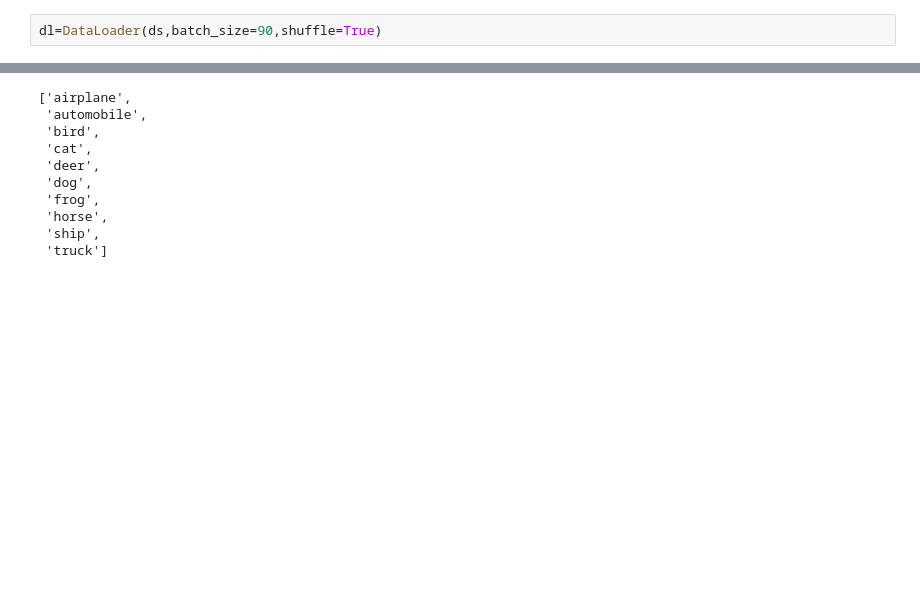
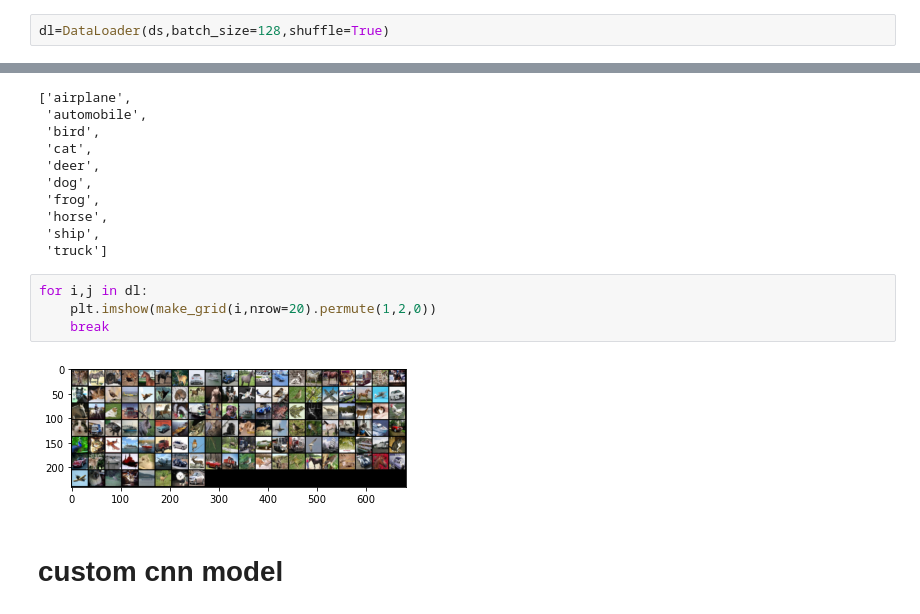
Before and after one commit to ckmonish2000/DeepLearning_Algorithm-s_SandBox, a Jupyter notebook: 5.cnn/cnn with cifar10.ipynb, the cells around one changed output, grey strips where cells are left out. Saved outputs shown, nothing was run; the diff lists cells and outputs as text; blank space fills up the shorter version.

```diff
--- a/5.cnn/cnn with cifar10.ipynb
+++ b/5.cnn/cnn with cifar10.ipynb
@@ -64,5 +49,5 @@ tensor([[[0.7686, 0.5333, 0.5608,  ..., 0.4941, 0.4941, 0.4941],
 # %%
-dl=DataLoader(ds,batch_size=90,shuffle=True)
+dl=DataLoader(ds,batch_size=128,shuffle=True)
 # %%
 ds.classes
 # %% [output]
@@ -76,3 +61,11 @@ ds.classes
  'horse',
  'ship',
  'truck']
+# %%
+for i,j in dl:
+    plt.imshow(make_grid(i,nrow=20).permute(1,2,0))
+    break
+# %% [output]
+[figure, added]
+# %% [markdown]
+# custom cnn model
```
Also changed, not shown: parts of 8 cells of this notebook.
